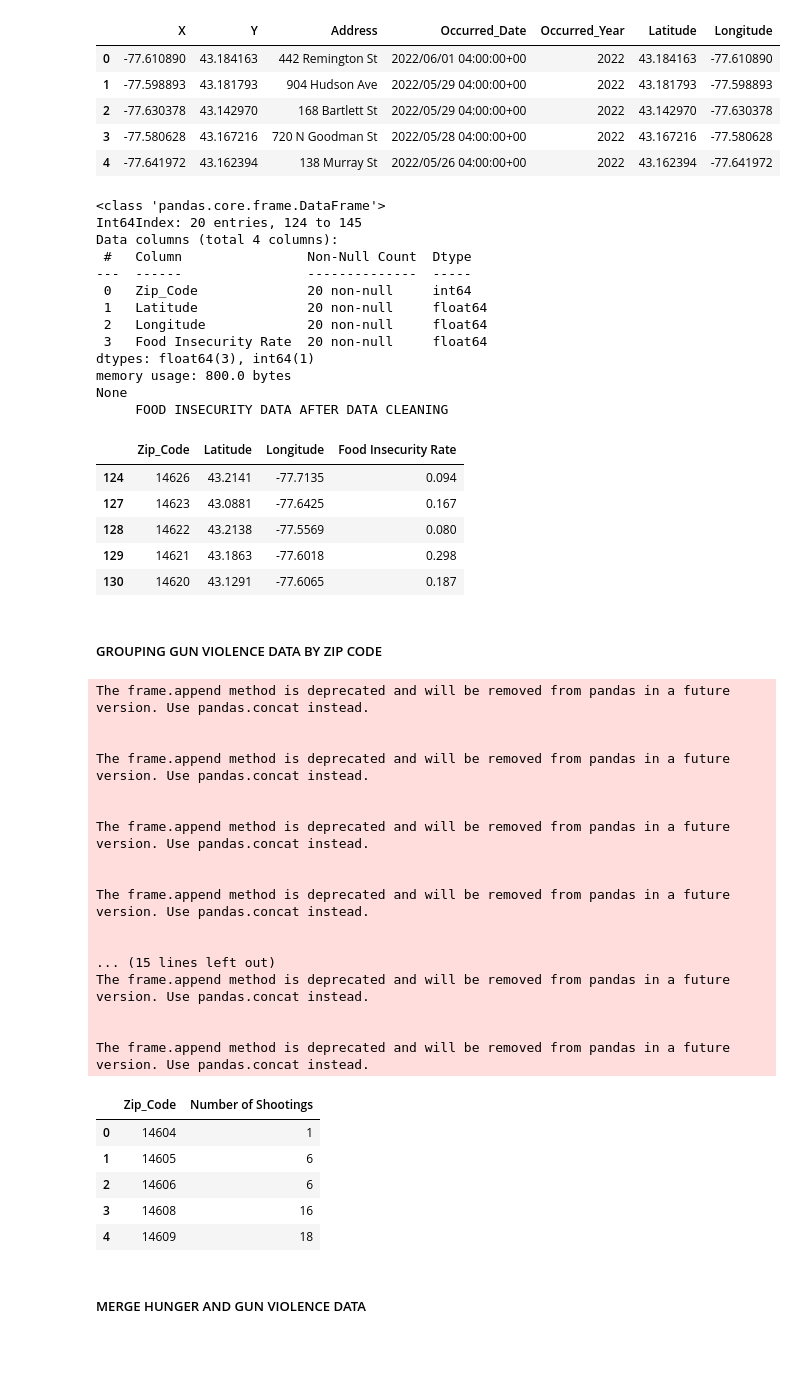
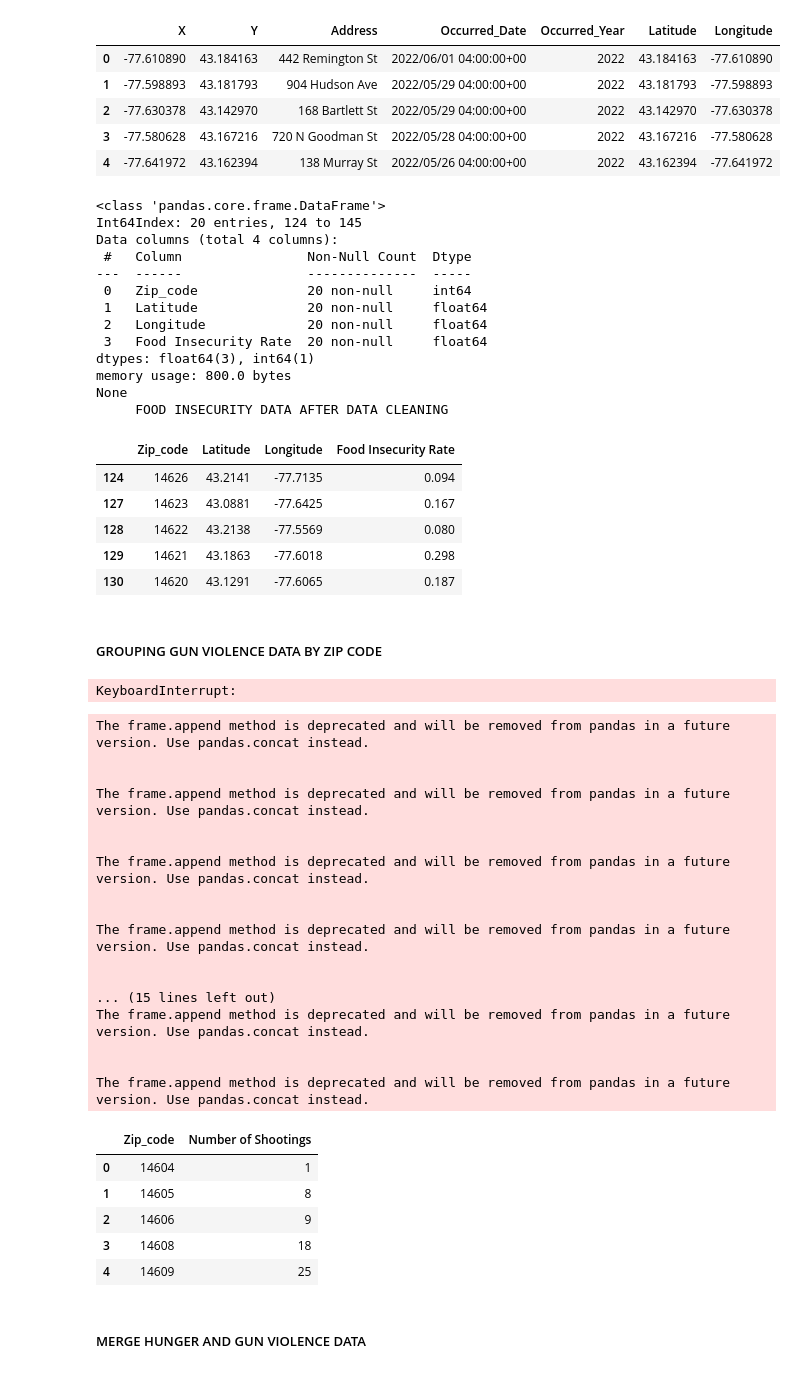
Before and after one commit to javac0f/RocGunHungerEda, a Jupyter notebook: Group9_EDA_Code.ipynb, the cells around one changed output. Saved outputs shown, nothing was run; the diff lists cells and outputs as text; code cells hidden in the pictures.

```diff
--- a/Group9_EDA_Code.ipynb
+++ b/Group9_EDA_Code.ipynb
@@ -113,14 +113,14 @@ None
 | 4 | -77.641972 | 43.162394 | 138 Murray St | 2022/05/26 04:00:00+00 | 2022 | 43.162394 | -77.641972 |
 # %%
 # HUNGER DATA
-hunger_data.columns = ['Zip_Code', 'Latitude', 'Longitude', 'Food Insecurity Rate']
+hunger_data.columns = ['Zip_code', 'Latitude', 'Longitude', 'Food Insecurity Rate']
 
 # NARROW DOWN DATA TO JUST ROCHESTER AREAS
 roc_zip = list(range(14604, 14624))
 roc_zip.append(14626)
 roc_zip.append(14627)
 roc_zip.append(14642)
-hunger_data = hunger_data.loc[hunger_data['Zip_Code'].isin(roc_zip)]
+hunger_data = hunger_data.loc[hunger_data['Zip_code'].isin(roc_zip)]
 
 print(hunger_data.info())   # to check for missing values
 
@@ -132,7 +132,7 @@ Int64Index: 20 entries, 124 to 145
 Data columns (total 4 columns):
  #   Column                Non-Null Count  Dtype
 ---  ------                --------------  -----
- 0   Zip_Code              20 non-null     int64
+ 0   Zip_code              20 non-null     int64
  1   Latitude              20 non-null     float64
  2   Longitude             20 non-null     float64
  3   Food Insecurity Rate  20 non-null     float64
@@ -140,7 +140,7 @@ dtypes: float64(3), int64(1)
 memory usage: 800.0 bytes
 None
      FOOD INSECURITY DATA AFTER DATA CLEANING
-|  | Zip_Code | Latitude | Longitude | Food Insecurity Rate |
+|  | Zip_code | Latitude | Longitude | Food Insecurity Rate |
 | 124 | 14626 | 43.2141 | -77.7135 | 0.094 |
 | 127 | 14623 | 43.0881 | -77.6425 | 0.167 |
 | 128 | 14622 | 43.2138 | -77.5569 | 0.080 |
@@ -149,9 +149,17 @@ None
 # %% [markdown]
 ##### GROUPING GUN VIOLENCE DATA BY ZIP CODE
 # %%
+# USING NOMINATIM TO CONVERT LATITUDES AND LONGITUDES OF GUN VIOENCE DATA INTO ZIP CODES
+# THE SERVER FOR GEOCODER HAS BEEN VERY INCONSISTENT (WE KEEP GETTING 502: BAD GATEWAY), SO WE DOWNLOADED THE RESULTING DATAFRAME
+# FROM A PREVIOUSLY SUCCESSFUL RUN OF THE CODE INTO A CSV AND CONTINUED WITH THAT FILE
+# IF THIS CELL DOES NOT WORK, JUST MOVE ON
+
 from geopy.exc import GeocoderServiceError
+from geopy.geocoders import Nominatim
 import time
-
+gun_long = gun_data["Longitude"]
+gun_lat = gun_data["Latitude"]
+zipcode = []
 geolocator = Nominatim(user_agent='myapplication')
 
 def reverse_geocode_with_retries(geolocator, lat, long, max_retries=3, delay=5):
@@ -171,50 +179,52 @@ for i in range(len(gun_lat)):
     location = reverse_geocode_with_retries(geolocator, gun_lat[i], gun_long[i])
     address = location.raw['address']
     zipcode.append(address.get('postcode'))
+# %% [output]
+KeyboardInterrupt:
 # %%
 # GROUP BY ZIP CODE
-gun_data = gun_data.groupby(["Zip_Code"])["X"].count().reset_index(name="count")
+gun_data = backup.groupby(["Zip_code"])["X"].count().reset_index(name="count")
 
 # ADD MISSING ZIP CODES
 allzip = list(range(14604, 14624))
 allzip.append(14626)
 allzip.append(14627)
 allzip.append(14642)
 
-zip_gun = gun_data["Zip_Code"].tolist()
+zip_gun = gun_data["Zip_code"].tolist()
 zip_gun = {int(x) for x in zip_gun}
 zip_noinclude = list(set(allzip) - set(zip_gun))
 
 for i in range(len(zip_noinclude)):
-    gun_data = gun_data.append({'Zip_Code': zip_noinclude[i], 'count': 0}, ignore_index=True)
+    gun_data = gun_data.append({'Zip_code': zip_noinclude[i], 'count': 0}, ignore_index=True)
 
 gun_data.rename(columns={'count': 'Number of Shootings'}, inplace=True)
 
 gun_data.head()
 # %% [output]
 The frame.append method is deprecated and will be removed from pandas in a future version. Use pandas.concat instead.
 
 
 The frame.append method is deprecated and will be removed from pandas in a future version. Use pandas.concat instead.
 
 
 The frame.append method is deprecated and will be removed from pandas in a future version. Use pandas.concat instead.
 
 
 The frame.append method is deprecated and will be removed from pandas in a future version. Use pandas.concat instead.
 
 
 ... (15 lines left out)
 The frame.append method is deprecated and will be removed from pandas in a future version. Use pandas.concat instead.
 
 
 The frame.append method is deprecated and will be removed from pandas in a future version. Use pandas.concat instead.
-|  | Zip_Code | Number of Shootings |
+|  | Zip_code | Number of Shootings |
 | 0 | 14604 | 1 |
-| 1 | 14605 | 6 |
-| 2 | 14606 | 6 |
-| 3 | 14608 | 16 |
-| 4 | 14609 | 18 |
+| 1 | 14605 | 8 |
+| 2 | 14606 | 9 |
+| 3 | 14608 | 18 |
+| 4 | 14609 | 25 |
 # %% [markdown]
 ##### MERGE HUNGER AND GUN VIOLENCE DATA
 # %%
```
Also changed, not shown: parts of 12 cells of this notebook.
